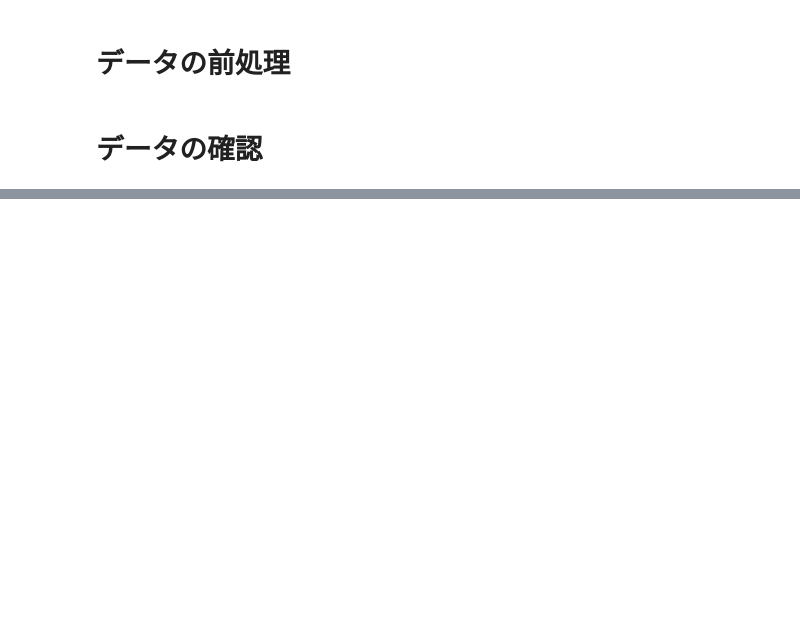
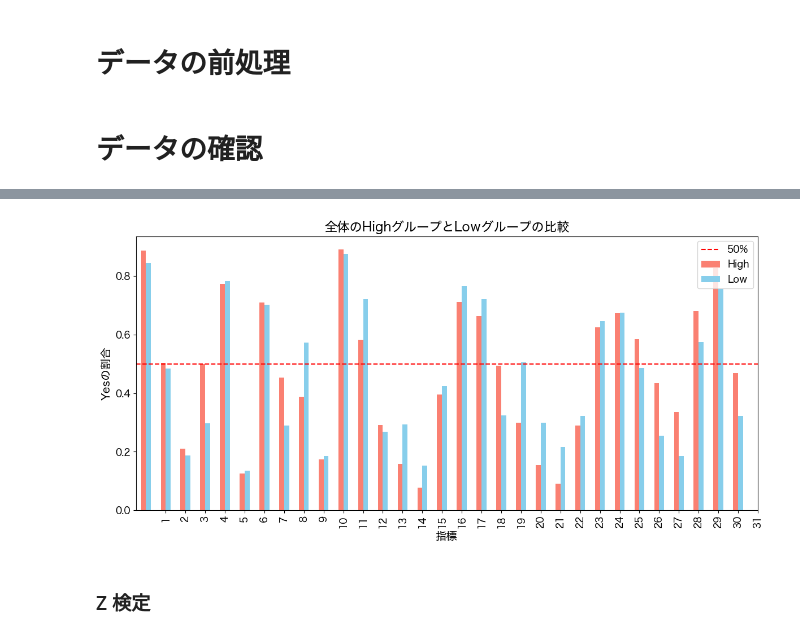
Before and after one commit to ku6kaw/Abstract-evaluation-by-Gemini, a Jupyter notebook: src/analysis/results_analysis.ipynb, the cells around one changed output, grey strips where cells are left out. Cells and saved outputs as stored; diff of their text form; code cells hidden in the pictures; blank space fills up the shorter version.

```diff
--- a/src/analysis/results_analysis.ipynb
+++ b/src/analysis/results_analysis.ipynb
@@ -227,0 +131,7 @@ for key, df in dataframes.items():
+# %%
+# 全体のhighとlowを結合
+combined_high = pd.concat(high_group.values(), ignore_index=True)
+combined_low = pd.concat(low_group.values(), ignore_index=True)
+
+print(f"Combined High: {combined_high.shape}")
+print(f"Combined Low: {combined_low.shape}")
@@ -227,0 +185,38 @@ for key, df in dataframes.items():
+# %%
+# 日本語フォントの設定
+plt.rcParams['font.family'] = 'Hiragino Sans'
+
+# Rule列を数値に変換
+overall_df['Rule'] = overall_df['Rule'].str.replace('rule', '').astype(int)
+
+# グラフ描画
+overall_df.plot(
+    x='Rule',
+    y=['High Ratio', 'Low Ratio'],
+    kind='bar',
+    figsize=(12, 6),
+    color=['salmon', 'skyblue']
+)
+
+plt.title('全体のHighグループとLowグループの比較', fontsize=16)  # グラフのタイトル
+plt.xlabel('指標', fontsize=14)  # x軸ラベル
+plt.ylabel('Yesの割合', fontsize=14)  # y軸ラベル
+
+plt.xticks(ticks=overall_df['Rule'], labels=overall_df['Rule'], fontsize=12)
+plt.yticks(fontsize=12)  # y軸目盛りラベルのサイズ
+
+# 50%基準線を追加
+plt.axhline(y=0.5, color='red', linestyle='--', label='50% 基準線')
+
+# 凡例の日本語化
+plt.legend(['50%', 'High', 'Low'], fontsize=12)
+
+# レイアウト調整
+plt.tight_layout()
+
+# グラフを表示
+plt.show()
+# %% [output]
+[figure, added]
+# %% [markdown]
+### Z 検定
```
Also changed, not shown: parts of 34 cells of this notebook.
